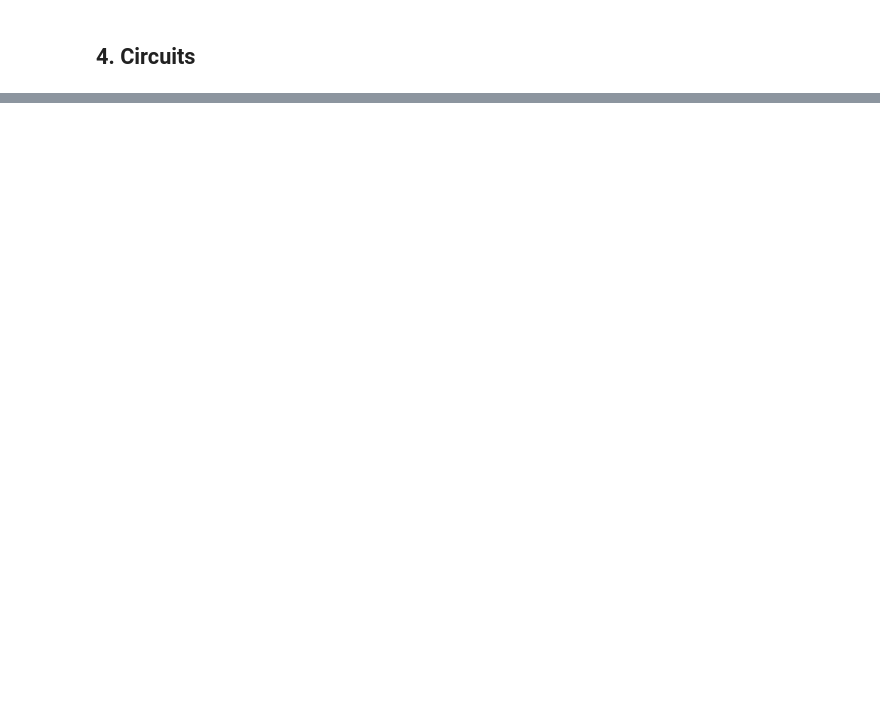
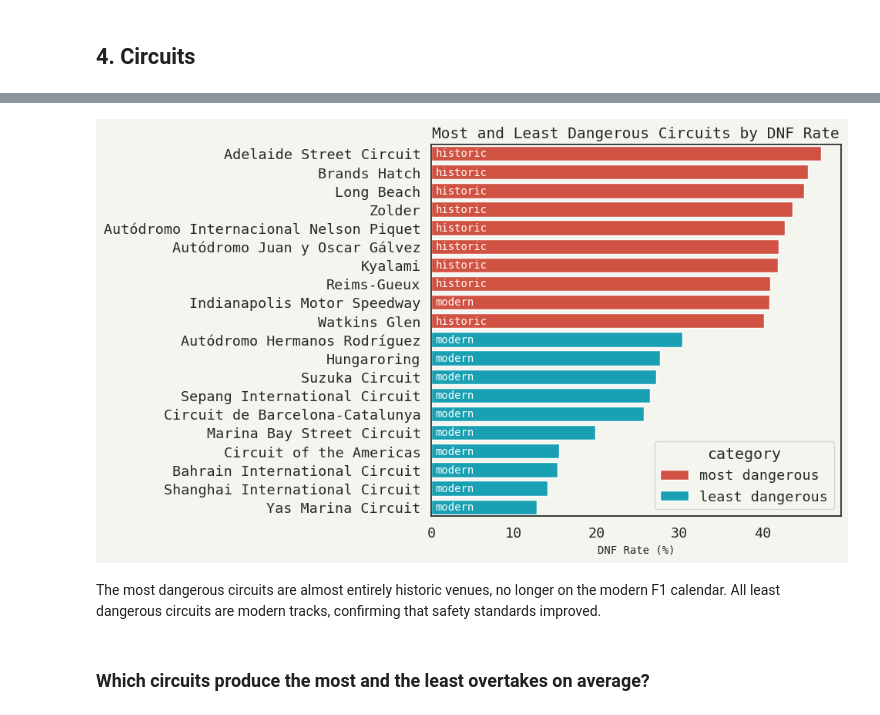
Before and after one commit to jakowczukalicja/formula1-sql-analysis, a Jupyter notebook: analysis.ipynb, the cells around one changed output, grey strips where cells are left out. Saved outputs shown, nothing was run; the diff lists cells and outputs as text; code cells hidden in the pictures; blank space fills up the shorter version.

```diff
--- a/analysis.ipynb
+++ b/analysis.ipynb
@@ -654,9 +859,19 @@ df
 # %%
-fig, ax = plt.subplots(figsize=(12, 8))
+fig, ax = plt.subplots(figsize=(10, 6))
 sns.barplot(data=df, y='name', x='dnf_rate', hue='category', ax=ax, palette=f1_palette[:2])
+
+for i, (_, row) in enumerate(df.iterrows()):
+    ax.text(0.5, i, row['era'], va='center', fontsize=10, color='white')
+
 ax.set_title('Most and Least Dangerous Circuits by DNF Rate')
 ax.set_xlabel('DNF Rate (%)')
 ax.set_ylabel('')
 plt.tight_layout()
 plt.show()
+# %% [output]
+[figure, added]
+# %% [markdown]
+The most dangerous circuits are almost entirely historic venues, no longer on the modern F1 calendar. All least dangerous circuits are modern tracks, confirming that safety standards improved.
+# %% [markdown]
+### Which circuits produce the most and the least overtakes on average?
 # %%
```
Also changed, not shown: parts of 56 cells of this notebook.
